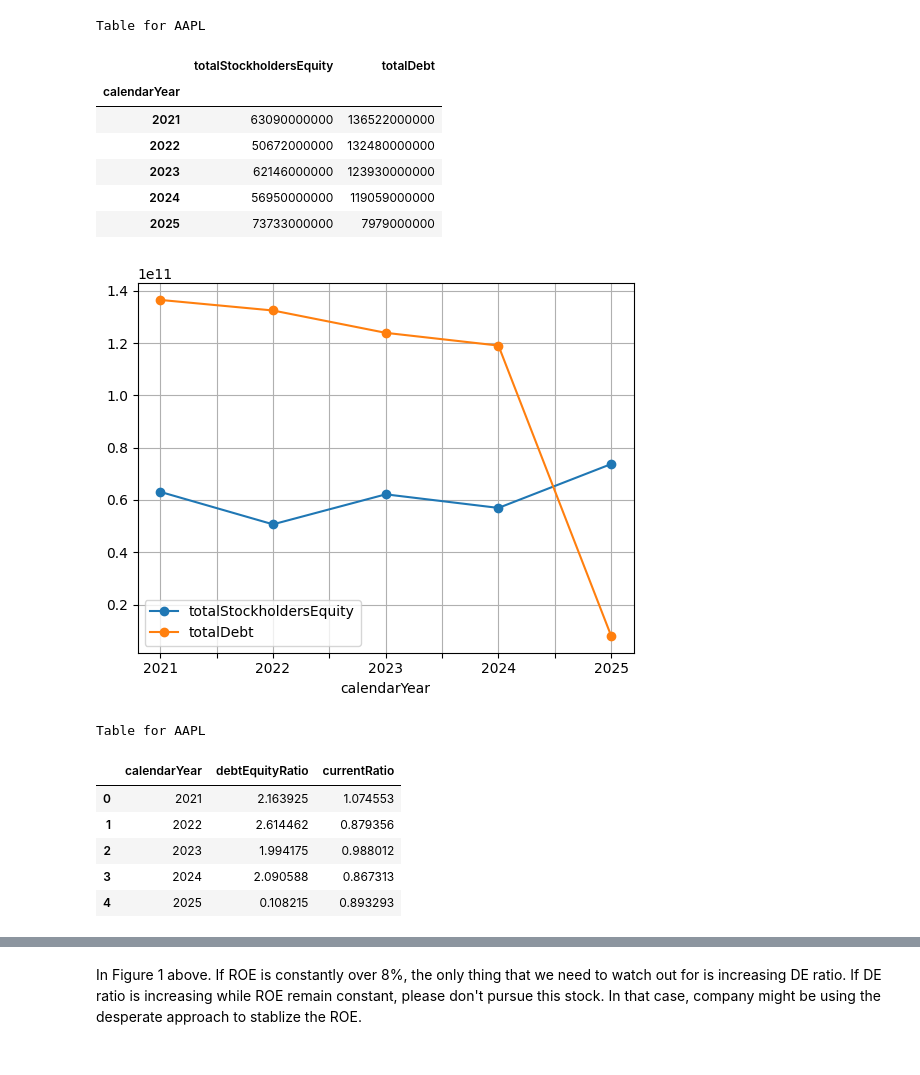
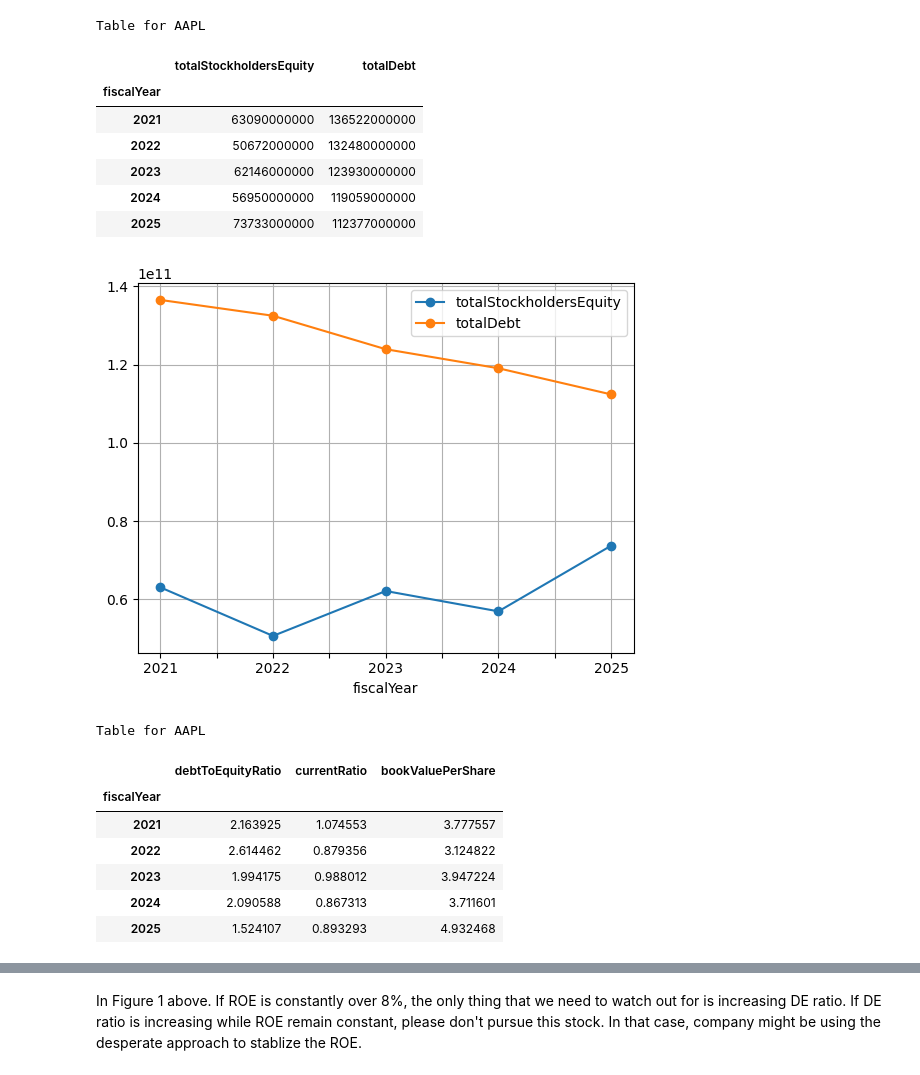
Before and after one commit to fbcharles747/company_evaluation, a Jupyter notebook: Buffet_accounting_book_playground.ipynb, the cells around one changed output, grey strips where cells are left out. Drawn from its saved outputs; the diff is of its cells as text; code cells hidden in the pictures.

```diff
--- a/Buffet_accounting_book_playground.ipynb
+++ b/Buffet_accounting_book_playground.ipynb
@@ -19,12 +70,14 @@ Fetching financial data for AAPL...
 # %%
 #@title JSON data
-keymetrics_data:list[dict]=fmpsdk.key_metrics(apikey,symbol=stock_symbol)
+
+client :FMP = FMP(api_key=apikey,config_file="./fmp_endpoints.json",log_enabled=False)
+keymetrics_data:list[dict]=client.call("key-metrics",symbol=stock_symbol).json()
 keymetrics_data.reverse()
-ratio_data:list[dict]=fmpsdk.financial_ratios(apikey,symbol=stock_symbol,period='annual')
+ratio_data:list[dict]=client.call(endpoint_name="ratios",symbol=stock_symbol).json()
 ratio_data.reverse()
-balance_data:list[dict]=fmpsdk.balance_sheet_statement(apikey,symbol=stock_symbol,period='annual')
+balance_data:list[dict]=client.call(endpoint_name="balance-sheet-statement",symbol=stock_symbol).json()
 balance_data.reverse()
-income_data:list[dict]=fmpsdk.income_statement(apikey,symbol=stock_symbol,period='annual')
+income_data:list[dict]=client.call(endpoint_name="income-statement",symbol=stock_symbol).json()
 income_data.reverse()
-cashflow_data:list[dict]=fmpsdk.cash_flow_statement(apikey,symbol=stock_symbol,period='annual')
+cashflow_data:list[dict]=client.call(endpoint_name="cash-flow-statement",symbol=stock_symbol).json()
 cashflow_data.reverse()
@@ -31,16 +95,16 @@ cashflow_data.reverse()
 # %%
-balance_frame=pd.DataFrame(balance_data,columns=["calendarYear",'totalStockholdersEquity',"totalDebt"])
-balance_frame=balance_frame.set_index(keys=['calendarYear'])
+balance_frame=pd.DataFrame(balance_data,columns=["fiscalYear",'totalStockholdersEquity',"totalDebt"])
+balance_frame=balance_frame.set_index(keys=['fiscalYear'])
 balance_frame.plot(use_index=True, y=["totalStockholdersEquity","totalDebt"],marker="o",grid=True)
 balance_frame.style.set_caption(f"Table for {stock_symbol}")
 # %% [output]
 Table for AAPL
 |  | totalStockholdersEquity | totalDebt |
-| calendarYear |  |  |
+| fiscalYear |  |  |
 | 2021 | 63090000000 | 136522000000 |
 | 2022 | 50672000000 | 132480000000 |
 | 2023 | 62146000000 | 123930000000 |
 | 2024 | 56950000000 | 119059000000 |
-| 2025 | 73733000000 | 7979000000 |
+| 2025 | 73733000000 | 112377000000 |
-[figure, old version]
+[figure, new version]
 # %%
@@ -49,16 +113,17 @@ income_frame=income_frame.set_index(keys=['calendarYear'])
 # %%
 
-ratio_frame=pd.DataFrame(ratio_data,columns=['calendarYear',"debtEquityRatio","currentRatio"])
-ratio_frame.set_index(keys=["calendarYear"])
+ratio_frame=pd.DataFrame(ratio_data,columns=['fiscalYear',"debtToEquityRatio","currentRatio","bookValuePerShare"])
+ratio_frame=ratio_frame.set_index(keys=["fiscalYear"])
 ratio_frame.style.set_caption(f"Table for {stock_symbol}")
 # %% [output]
 Table for AAPL
-|  | calendarYear | debtEquityRatio | currentRatio |
-| 0 | 2021 | 2.163925 | 1.074553 |
-| 1 | 2022 | 2.614462 | 0.879356 |
-| 2 | 2023 | 1.994175 | 0.988012 |
-| 3 | 2024 | 2.090588 | 0.867313 |
-| 4 | 2025 | 0.108215 | 0.893293 |
+|  | debtToEquityRatio | currentRatio | bookValuePerShare |
+| fiscalYear |  |  |  |
+| 2021 | 2.163925 | 1.074553 | 3.777557 |
+| 2022 | 2.614462 | 0.879356 | 3.124822 |
+| 2023 | 1.994175 | 0.988012 | 3.947224 |
+| 2024 | 2.090588 | 0.867313 | 3.711601 |
+| 2025 | 1.524107 | 0.893293 | 4.932468 |
 # %% [markdown]
 <!-- @title Vigilant leader -->
 ## Vigilant leader
```
Also changed, not shown: parts of 12 cells of this notebook, 3 other files.
